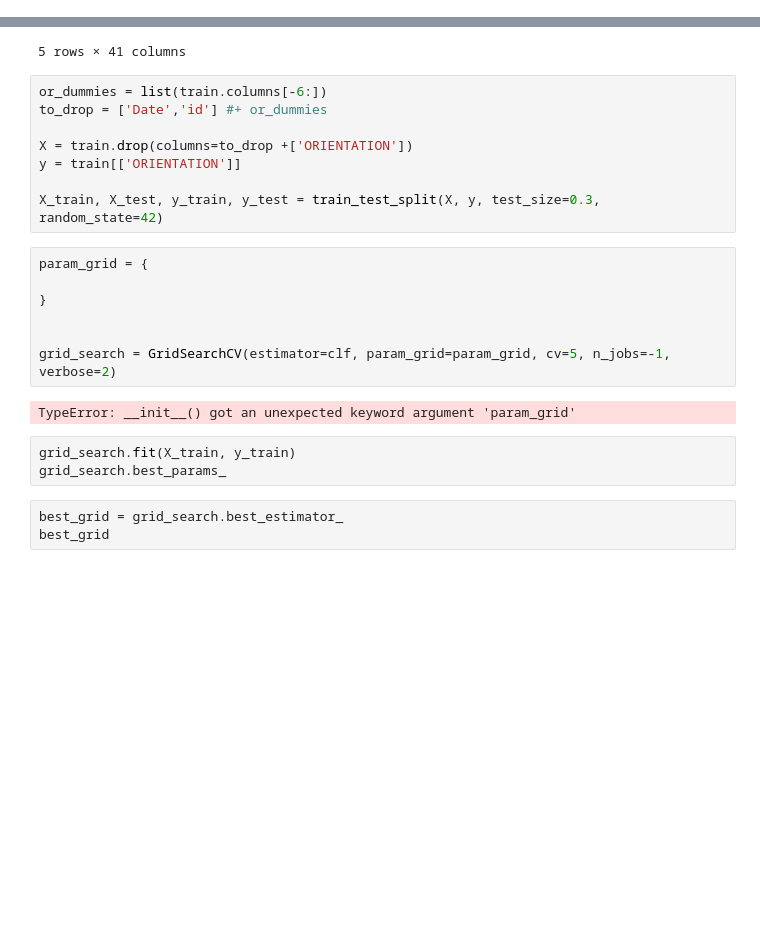
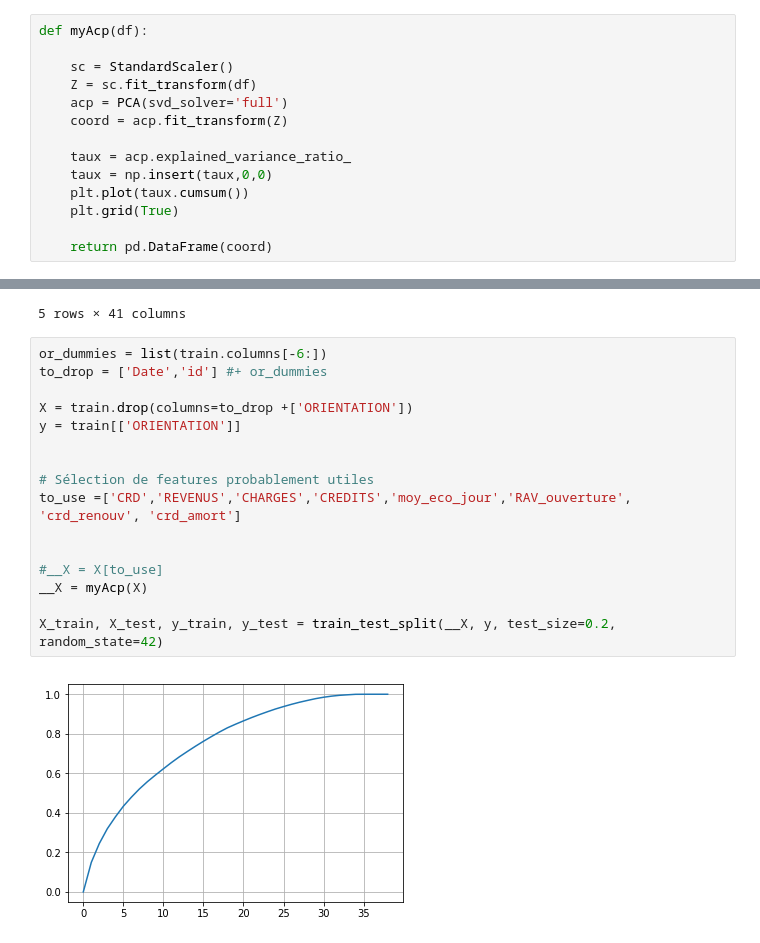
Before and after one commit to willcard/Cresus_Kaggle_Competition, a Jupyter notebook: notebooks/LogReg_Grid.ipynb, the cells around one changed output, grey strips where cells are left out. Cells and saved outputs as stored; diff of their text form; blank space fills up the shorter version.

```diff
--- a/notebooks/LogReg_Grid.ipynb
+++ b/notebooks/LogReg_Grid.ipynb
@@ -22,6 +22,20 @@ from sklearn.model_selection import train_test_split
 # %% [output]
 Loading BokehJS ...
 [interactive output not drawn]
+# %%
+def myAcp(df):
+
+    sc = StandardScaler()
+    Z = sc.fit_transform(df)
+    acp = PCA(svd_solver='full')
+    coord = acp.fit_transform(Z)
+
+    taux = acp.explained_variance_ratio_
+    taux = np.insert(taux,0,0)
+    plt.plot(taux.cumsum())
+    plt.grid(True)
+
+    return pd.DataFrame(coord)
 # %%
 def traitement_types(df):
     df_ = df.copy().replace('\\N',np.NAN)
@@ -180,23 +194,18 @@ train.head()
 # %%
 or_dummies = list(train.columns[-6:])
 to_drop = ['Date','id'] #+ or_dummies
 
 X = train.drop(columns=to_drop +['ORIENTATION'])
 y = train[['ORIENTATION']]
 
-X_train, X_test, y_train, y_test = train_test_split(X, y, test_size=0.3, random_state=42)
+
+# Sélection de features probablement utiles
+to_use =['CRD','REVENUS','CHARGES','CREDITS','moy_eco_jour','RAV_ouverture', 'crd_renouv', 'crd_amort']
+
+
+#__X = X[to_use]
+__X = myAcp(X)
+
+X_train, X_test, y_train, y_test = train_test_split(__X, y, test_size=0.2, random_state=42)
+# %% [output]
+[figure, added]
-# %%
-param_grid = {
-
-}
-
-
-grid_search = GridSearchCV(estimator=clf, param_grid=param_grid, cv=5, n_jobs=-1, verbose=2)
-# %% [output]
-TypeError: __init__() got an unexpected keyword argument 'param_grid'
-# %%
-grid_search.fit(X_train, y_train)
-grid_search.best_params_
-# %%
-best_grid = grid_search.best_estimator_
-best_grid
```
Also changed, not shown: parts of 6 cells of this notebook, 11 other files.
